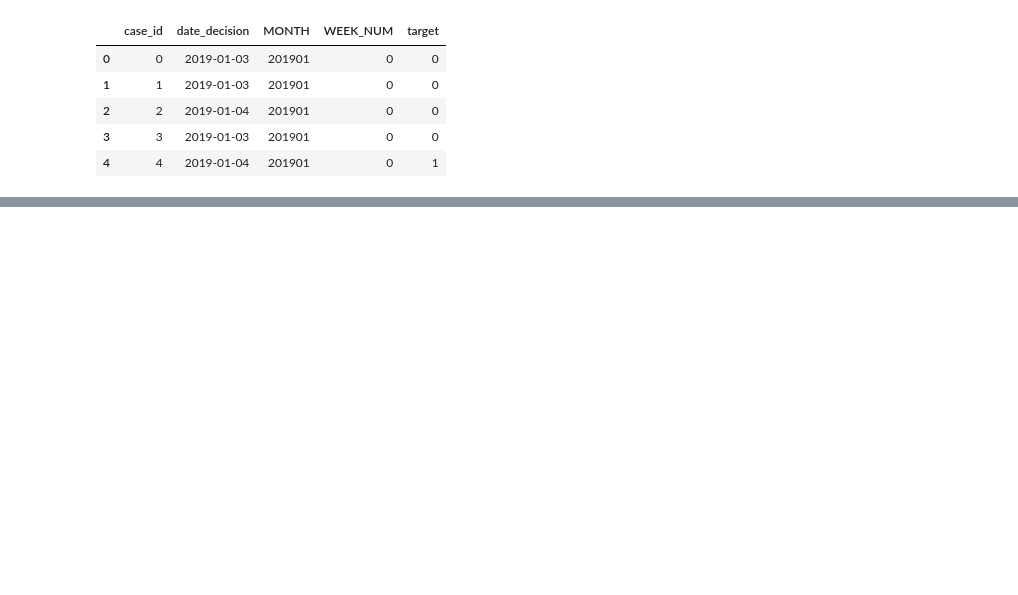
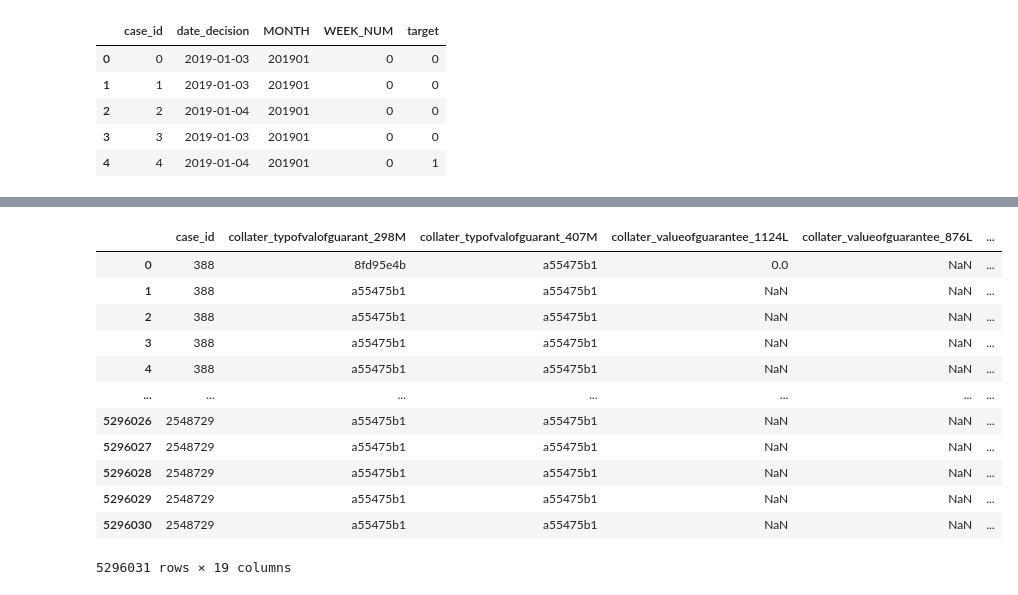
Before and after one commit to BartvanWoesik/home_credit, a Jupyter notebook: Notebooks/Data Exploration/DataCombination.ipynb, the cells around one changed output, grey strips where cells are left out. Drawn from its saved outputs; the diff is of its cells as text; code cells hidden in the pictures; blank space fills up the shorter version.

```diff
--- a/Notebooks/Data Exploration/DataCombination.ipynb
+++ b/Notebooks/Data Exploration/DataCombination.ipynb
@@ -63,0 +129,17 @@ df_base
+# %%
+import pandas as pd
+pd.read_parquet(data_path / "train_credit_bureau_a_2_0.parquet")
+# %% [output]
+|  | case_id | collater_typofvalofguarant_298M | collater_typofvalofguarant_407M | collater_valueofguarantee_1124L | collater_valueofguarantee_876L | ... |
+| 0 | 388 | 8fd95e4b | a55475b1 | 0.0 | NaN | ... |
+| 1 | 388 | a55475b1 | a55475b1 | NaN | NaN | ... |
+| 2 | 388 | a55475b1 | a55475b1 | NaN | NaN | ... |
+| 3 | 388 | a55475b1 | a55475b1 | NaN | NaN | ... |
+| 4 | 388 | a55475b1 | a55475b1 | NaN | NaN | ... |
+| ... | ... | ... | ... | ... | ... | ... |
+| 5296026 | 2548729 | a55475b1 | a55475b1 | NaN | NaN | ... |
+| 5296027 | 2548729 | a55475b1 | a55475b1 | NaN | NaN | ... |
+| 5296028 | 2548729 | a55475b1 | a55475b1 | NaN | NaN | ... |
+| 5296029 | 2548729 | a55475b1 | a55475b1 | NaN | NaN | ... |
+| 5296030 | 2548729 | a55475b1 | a55475b1 | NaN | NaN | ... |
+5296031 rows × 19 columns
```
Also changed, not shown: parts of 14 cells of this notebook, 2 other files.
